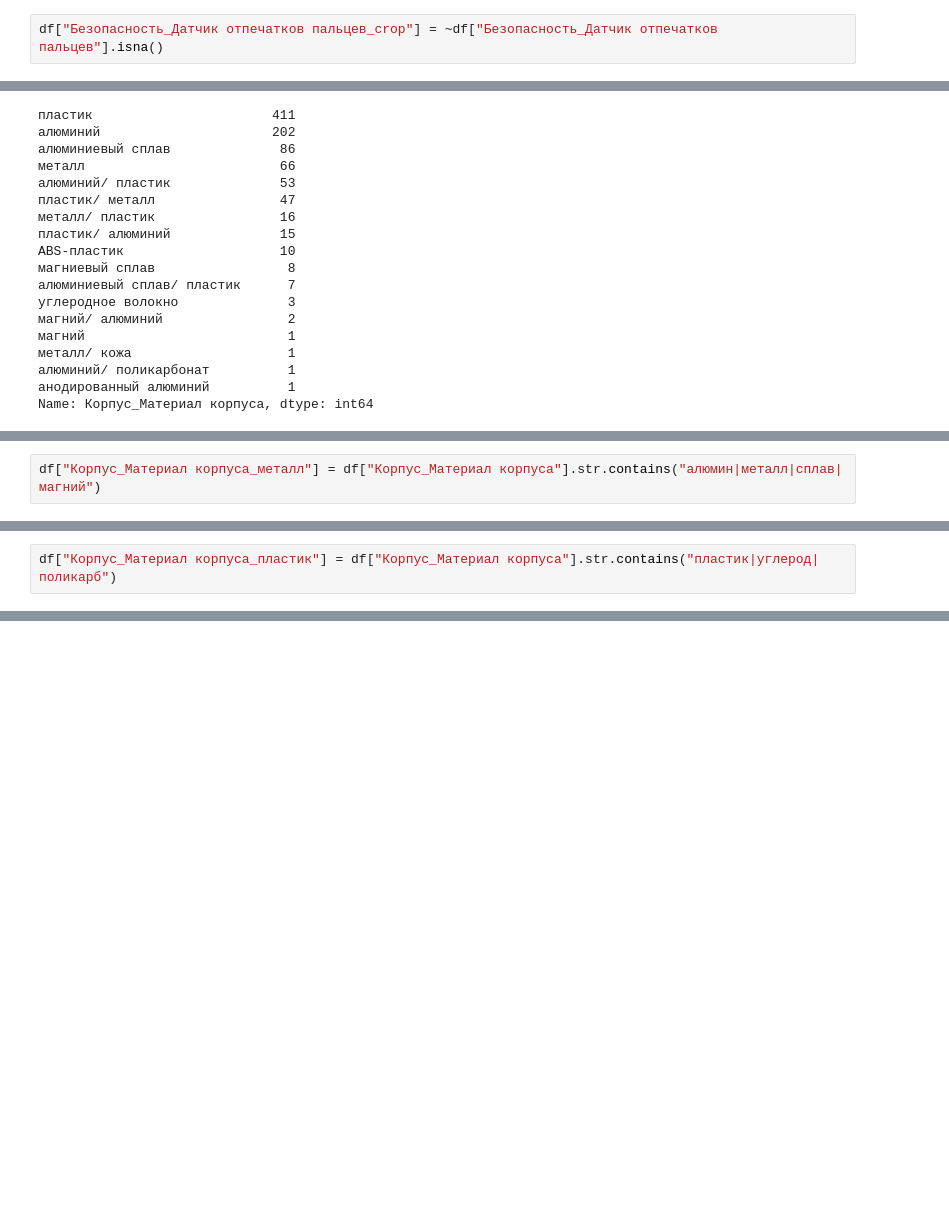
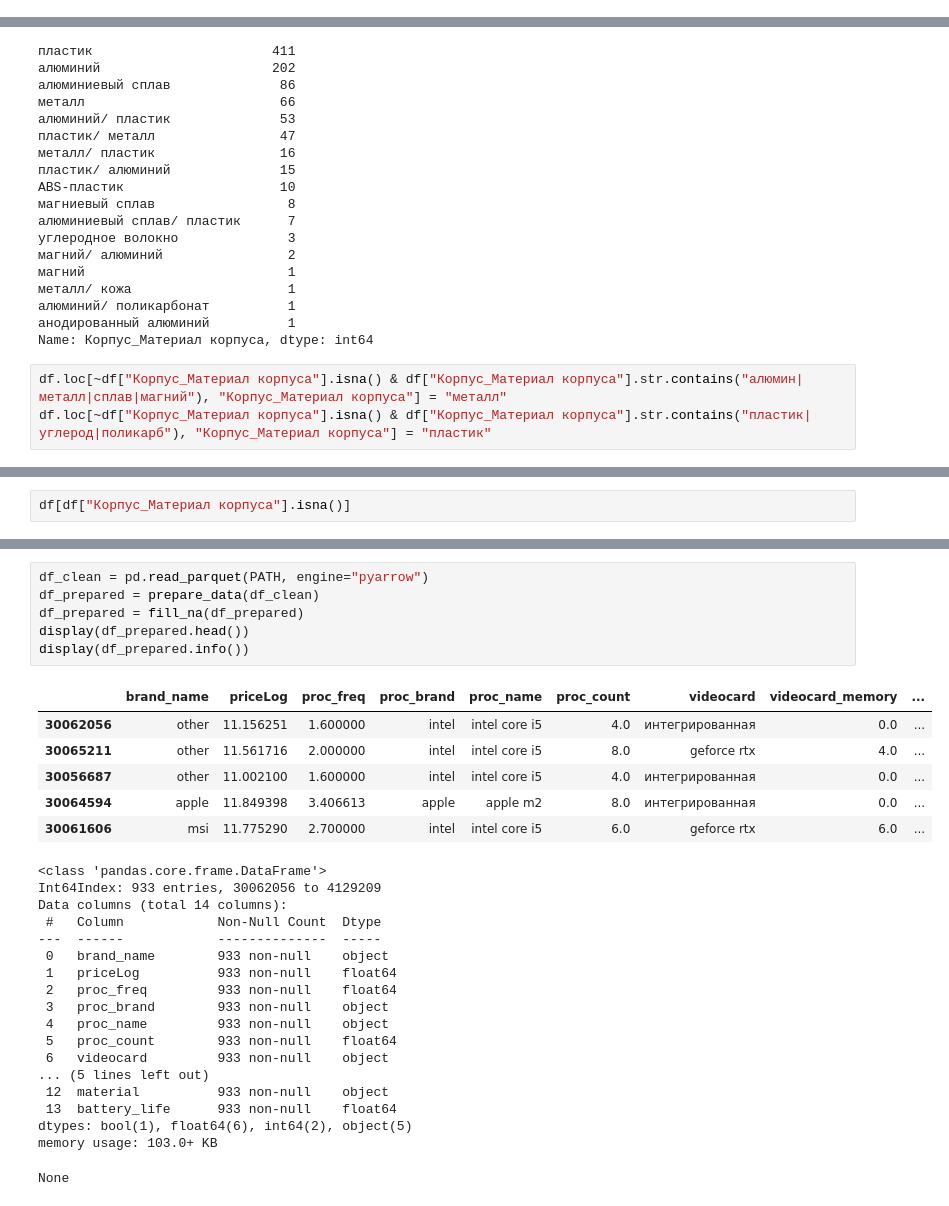
Before and after one commit to mlsystemdesignproject/notebook_price, a Jupyter notebook: notebooks/EDA.ipynb, the cells around one changed output, grey strips where cells are left out. Drawn from its saved outputs; the diff is of its cells as text; blank space fills up the shorter version.

```diff
--- a/notebooks/EDA.ipynb
+++ b/notebooks/EDA.ipynb
@@ -488,2 +480,0 @@ Name: Безопасность_Датчик отпечатков пальцев,
-# %%
-df["Безопасность_Датчик отпечатков пальцев_crop"] = ~df["Безопасность_Датчик отпечатков пальцев"].isna()
@@ -510,3 +547,6 @@ ABS-пластик                    10
 алюминий/ поликарбонат          1
 анодированный алюминий          1
 Name: Корпус_Материал корпуса, dtype: int64
+# %%
+df.loc[~df["Корпус_Материал корпуса"].isna() & df["Корпус_Материал корпуса"].str.contains("алюмин|металл|сплав|магний"), "Корпус_Материал корпуса"] = "металл"
+df.loc[~df["Корпус_Материал корпуса"].isna() & df["Корпус_Материал корпуса"].str.contains("пластик|углерод|поликарб"), "Корпус_Материал корпуса"] = "пластик"
@@ -513,2 +570,2 @@ Name: Корпус_Материал корпуса, dtype: int64
 # %%
-df["Корпус_Материал корпуса_металл"] = df["Корпус_Материал корпуса"].str.contains("алюмин|металл|сплав|магний")
+df[df["Корпус_Материал корпуса"].isna()]
@@ -515,2 +577,0 @@ df["Корпус_Материал корпуса_металл"] = df["Корпу
-# %%
-df["Корпус_Материал корпуса_пластик"] = df["Корпус_Материал корпуса"].str.contains("пластик|углерод|поликарб")
@@ -524,0 +730,31 @@ df[list(useful_features) + ["basePrice"]].to_parquet("clean_data.v1.parquet")
+# %%
+df_clean = pd.read_parquet(PATH, engine="pyarrow")
+df_prepared = prepare_data(df_clean)
+df_prepared = fill_na(df_prepared)
+display(df_prepared.head())
+display(df_prepared.info())
+# %% [output]
+|  | brand_name | priceLog | proc_freq | proc_brand | proc_name | proc_count | videocard | videocard_memory | ... |
+| 30062056 | other | 11.156251 | 1.600000 | intel | intel core i5 | 4.0 | интегрированная | 0.0 | ... |
+| 30065211 | other | 11.561716 | 2.000000 | intel | intel core i5 | 8.0 | geforce rtx | 4.0 | ... |
+| 30056687 | other | 11.002100 | 1.600000 | intel | intel core i5 | 4.0 | интегрированная | 0.0 | ... |
+| 30064594 | apple | 11.849398 | 3.406613 | apple | apple m2 | 8.0 | интегрированная | 0.0 | ... |
+| 30061606 | msi | 11.775290 | 2.700000 | intel | intel core i5 | 6.0 | geforce rtx | 6.0 | ... |
+<class 'pandas.core.frame.DataFrame'>
+Int64Index: 933 entries, 30062056 to 4129209
+Data columns (total 14 columns):
+ #   Column            Non-Null Count  Dtype
+---  ------            --------------  -----
+ 0   brand_name        933 non-null    object
+ 1   priceLog          933 non-null    float64
+ 2   proc_freq         933 non-null    float64
+ 3   proc_brand        933 non-null    object
+ 4   proc_name         933 non-null    object
+ 5   proc_count        933 non-null    float64
+ 6   videocard         933 non-null    object
+... (5 lines left out)
+ 12  material          933 non-null    object
+ 13  battery_life      933 non-null    float64
+dtypes: bool(1), float64(6), int64(2), object(5)
+memory usage: 103.0+ KB
+None
```
Also changed, not shown: parts of 135 cells of this notebook, 5 other files.
